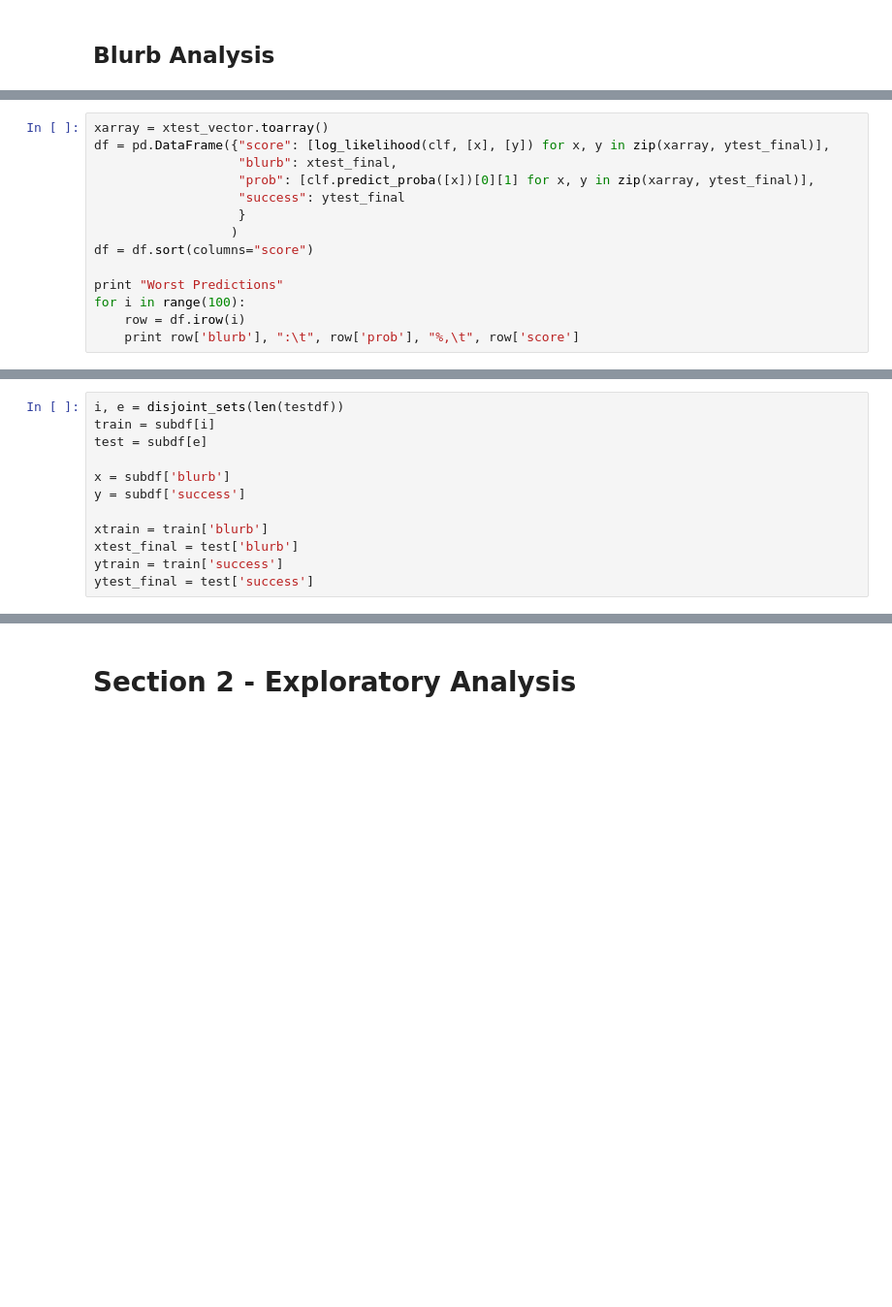
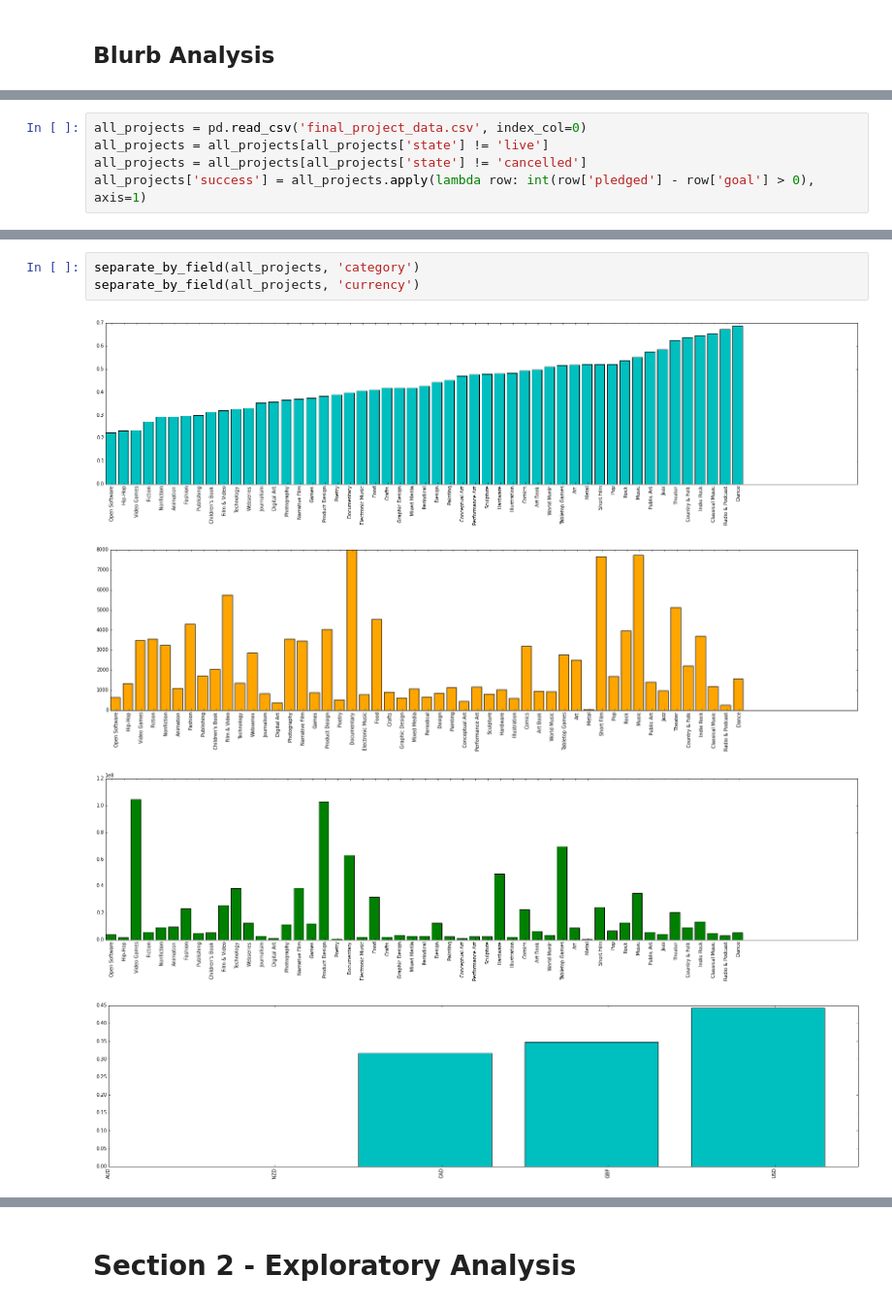
Before and after one commit to johnsturm/cs109, a Jupyter notebook: Process Book.ipynb, the cells around one changed output, grey strips where cells are left out. Shown at 97% size. Drawn from its saved outputs; the diff is of its cells as text; blank space fills up the shorter version.

```diff
--- a/Process Book.ipynb
+++ b/Process Book.ipynb
@@ -1218,14 +851,0 @@ cv_nbclassifier(testdf)
-# %%
-xarray = xtest_vector.toarray()
-df = pd.DataFrame({"score": [log_likelihood(clf, [x], [y]) for x, y in zip(xarray, ytest_final)],
-                   "blurb": xtest_final,
-                   "prob": [clf.predict_proba([x])[0][1] for x, y in zip(xarray, ytest_final)],
-                   "success": ytest_final
-                   }
-                  )
-df = df.sort(columns="score")
-
-print "Worst Predictions"
-for i in range(100):
-    row = df.irow(i)
-    print row['blurb'], ":\t", row['prob'], "%,\t", row['score']
@@ -1489,12 +851,0 @@ class MarkovClassifier:
-# %%
-i, e = disjoint_sets(len(testdf))
-train = subdf[i]
-test = subdf[e]
-
-x = subdf['blurb']
-y = subdf['success']
-
-xtrain = train['blurb']
-xtest_final = test['blurb']
-ytrain = train['success']
-ytest_final = test['success']
@@ -1529,0 +852,5 @@ dtypes: float64(3), int64(5), object(15)
+# %%
+all_projects = pd.read_csv('final_project_data.csv', index_col=0)
+all_projects = all_projects[all_projects['state'] != 'live']
+all_projects = all_projects[all_projects['state'] != 'cancelled']
+all_projects['success'] = all_projects.apply(lambda row: int(row['pledged'] - row['goal'] > 0), axis=1)
@@ -1529,0 +902,8 @@ dtypes: float64(3), int64(5), object(15)
+# %%
+separate_by_field(all_projects, 'category')
+separate_by_field(all_projects, 'currency')
+# %% [output]
+[figure, added]
+[figure, added]
+[figure, added]
+[figure, added]
```
Also changed, not shown: parts of 76 cells of this notebook.
